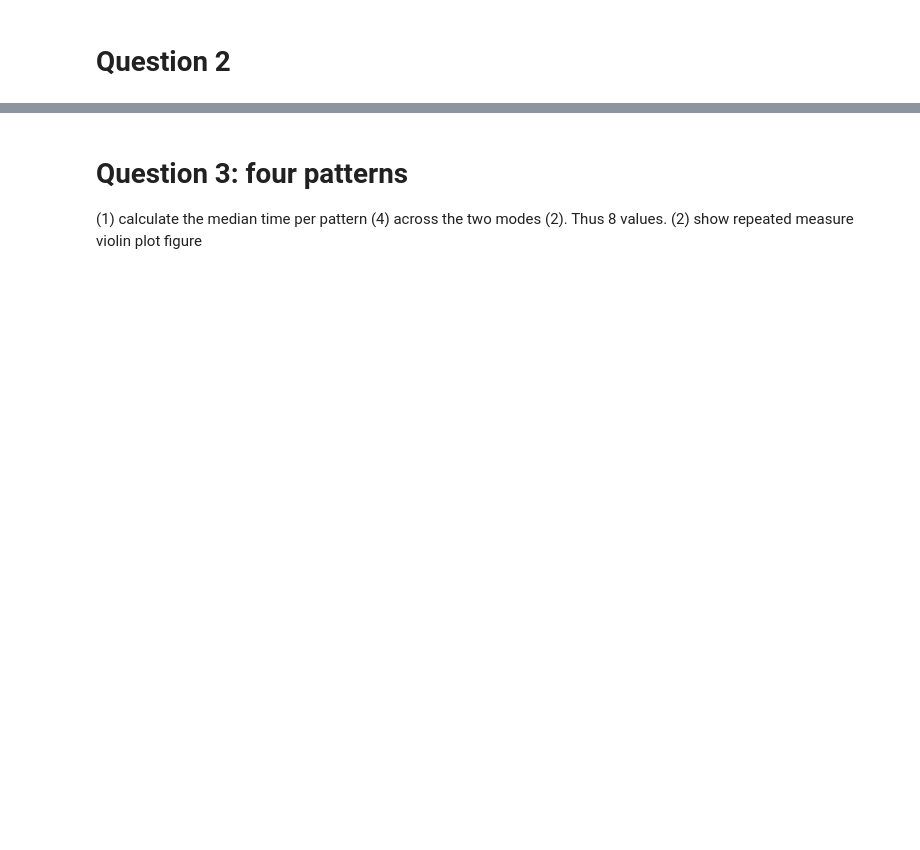
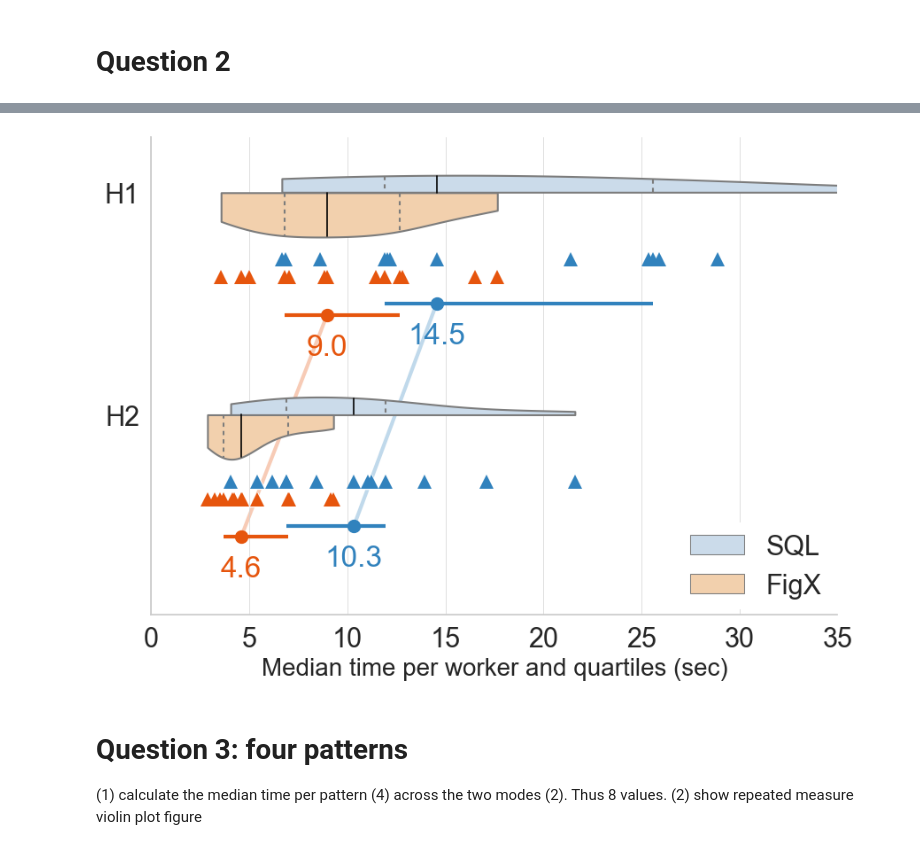
Before and after one commit to VisDunneRight/rel-diag_mturk_analysis, a Jupyter notebook: rel-diag_mturk_analysis.ipynb, the cells around one changed output, grey strips where cells are left out. Cells and saved outputs as stored; diff of their text form; code cells hidden in the pictures; blank space fills up the shorter version.

```diff
--- a/rel-diag_mturk_analysis.ipynb
+++ b/rel-diag_mturk_analysis.ipynb
@@ -531,6 +639,7 @@ figwidth = 10
 figheight = 7
 xlab_size = 20
 ylab_size = 20
+figfont_size = 24
 
 # Define consistent color maps
 my_cmap_sns_light = [(0.7764705882352941, 0.8588235294117647, 0.9372549019607843), (0.9921568627450981, 0.8156862745098039, 0.6352941176470588)]        # light orange, light blue
@@ -550,7 +659,7 @@ axsns = sns.violinplot(x='median', y='section', data=df7,
                        split=True,   # half violinplots https://stackoverflow.com/questions/53872439/half-not-split-violin-plots-in-seaborn
                        inner='quartile',
                        cut=0,               # 0 means ending sharp at end points
-                       width=.27,
+                       width=.4,
                        orient = 'h',
                        zorder=20,
                        palette = my_cmap_light,)
@@ -572,8 +681,8 @@ for l in axsns.lines[1::3]:
 
 # 2. Plot individual points
 y_base = np.zeros(df6.values.shape[0])  # base vector to which to broadcast y-tilt values
-y_tilt_mode = [0.3, 0.35]
-y_tilt_section = [0.05, 0.36]
+y_tilt_mode = [0.3, 0.38]
+y_tilt_section = [0, 1]
 for i, mode in enumerate(modes):
     for j, section in enumerate(sections):
         column = (mode, section)
@@ -584,72 +693,82 @@ for i, mode in enumerate(modes):
                 '^',
                 alpha=1,
                 zorder=20,      # higher means more visible
-                # markersize=12,
-                markersize=10,
-                markeredgewidth=1.5,
+                markersize=11,
+                markeredgewidth=0,
                 # markerfacecolor='none',
                 markerfacecolor=my_cmap_sns_dark[i],
                 markeredgecolor=my_cmap_sns_dark[i],)
-        ax.plot(df6[column],
+        ax.plot(df6[column],          # white background
                 y_base + y_tilt_mode[i] + y_tilt_section[j],
                 # 'o',
                 # '|',
                 '^',
-                # markersize=15,
-                markersize=10,
+                markersize=11,
+                markeredgewidth=1,
                 markerfacecolor='white',
                 color ='white',
                 linewidth = None,
                 zorder=1,)
 
 
-# 3. Plot lines connecting modes
-for idx in df6.index:
-    for i, mode in enumerate(modes):
-        for j in range(len(sections)-1):
-            start = (mode, sections[j])
-            end = (mode, sections[j+1])
-            ax.plot(df6.loc[idx, [start, end]],
-                    [y_tilt_mode[i] + y_tilt_section[j], y_tilt_mode[i] + y_tilt_section[j+1]],
-                    color=my_cmap_sns_dark[i], linewidth=2, linestyle='-', alpha=.2, zorder=0)
+# # 3. Plot lines connecting points
+# for idx in df6.index:
+#     for i, mode in enumerate(modes):
+#         for j in range(len(sections)-1):
+#             start = (mode, sections[j])
+#             end = (mode, sections[j+1])
+#             ax.plot(df6.loc[idx, [start, end]],
+#                     [y_tilt_mode[i] + y_tilt_section[j], y_tilt_mode[i] + y_tilt_section[j+1]],
+#                     color=my_cmap_sns_dark[i], linewidth=2, linestyle='-', alpha=.2, zorder=0)
 
 
-# 5. CI Errorbars & numbers
-y_tilt_mode = [0.0, 0.03]
-y_tilt_section_bar = [0.23, 0.8]
-y_tilt_section_number = [0.19, 0.89]
+# 4. CI Errorbars & numbers
+y_tilt_mode = [0.5, 0.55]
+# y_tilt_section_bar = [0.23, 0.8]
+# y_tilt_section_number = [0.19, 0.89]
 for i, mode in enumerate(modes):
     for j, section in enumerate(sections):
         column = (mode, section)
-        plt.errorbar(median_time[column], y_tilt_mode[i]+y_tilt_section_bar[j],
+        plt.errorbar(median_time[column], y_tilt_mode[i]+y_tilt_section[j],
                      xerr=np.array([[ci_delta[column][0] ,ci_delta[column][1]]]).T,
                      fmt='o', markersize=10,
                      lw = 3, alpha=1,
                      zorder=100,        # higher means more visible
                      #             capsize = 10, capthick = 4,
                      color = my_cmap_sns_dark[i]    # 'black'
                      )
-        ax.text(median_time[column], y_tilt_mode[i]+y_tilt_section_number[j], f'{median_time[column]:.1f}',
-                horizontalalignment='center', color = my_cmap_sns_dark[i], fontsize=20)
+        ax.text(median_time[column], y_tilt_mode[i]+y_tilt_section[j] + 0.18, f'{median_time[column]:.1f}',
+                horizontalalignment='center', color = my_cmap_sns_dark[i],
+                fontsize=figfont_size)
+
+
+# 5. Plot red line connecting medians
+for i, mode in enumerate(modes):
+    ax.plot([median_time[(mode, 'H1')], median_time[(mode, 'H2')]],
+            [y_tilt_mode[i]+y_tilt_section[0], y_tilt_mode[i]+y_tilt_section[1]],
+            color=my_cmap_sns_dark[i], linewidth = 3, linestyle ='-',
+            alpha=.3,
+            zorder=0)
 
 
 # #Additional settings
 ax.set_xlabel('Median time per worker and quartiles (sec)', size = xlab_size)
 ax.set_ylabel(None)
-# ax.set_title('Median times per worker', size = title_size)
-# sns.despine()
-# ax.legend_.remove()
+ax.set_xlim(0, 35)
+ax.set_ylim(1.9, -0.25)
 leg = plt. legend(loc='lower right',
                   borderaxespad= 0.2,
                   frameon = True,)
 leg.get_frame().set_alpha(1)
 leg.get_frame().set_linewidth(0.0)
 for text, text2 in zip(leg.get_texts(), ['SQL', 'FigX']):
     text.set_text(text2)
+
 plt.grid(axis = 'x', linewidth = 0.5, color = 'lightgray')
+sns.despine()               # remove bounding box
 
-ax.set_xlim(0, 35)
-ax.set_ylim(1.20, -0.15)
 if savefig:
     plt.savefig(fig_dir + "/q2_figure.pdf", bbox_inches='tight')
     plt.savefig(fig_dir + "/q2_figure.svg", bbox_inches='tight')
+# %% [output]
+[figure, added]
```
Also changed, not shown: parts of 13 cells of this notebook, 1 other file.
